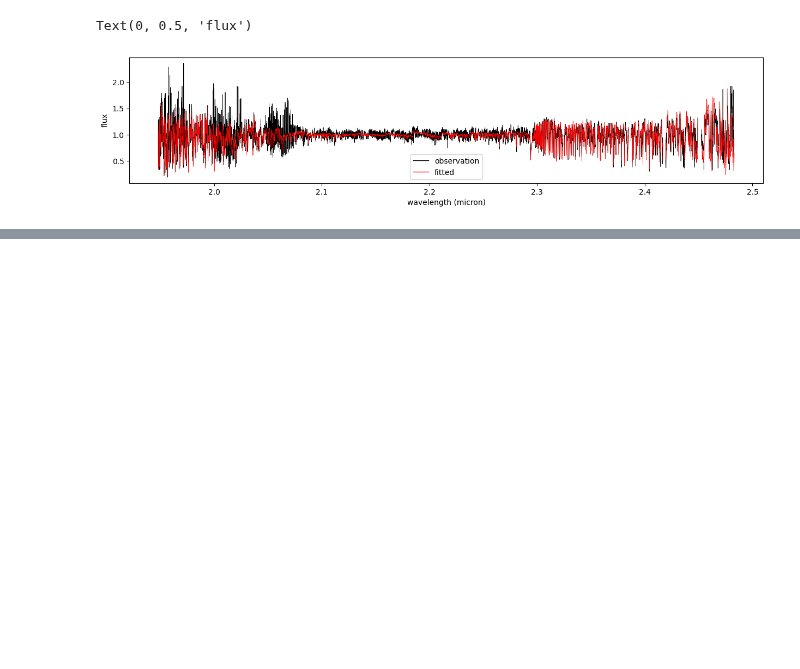
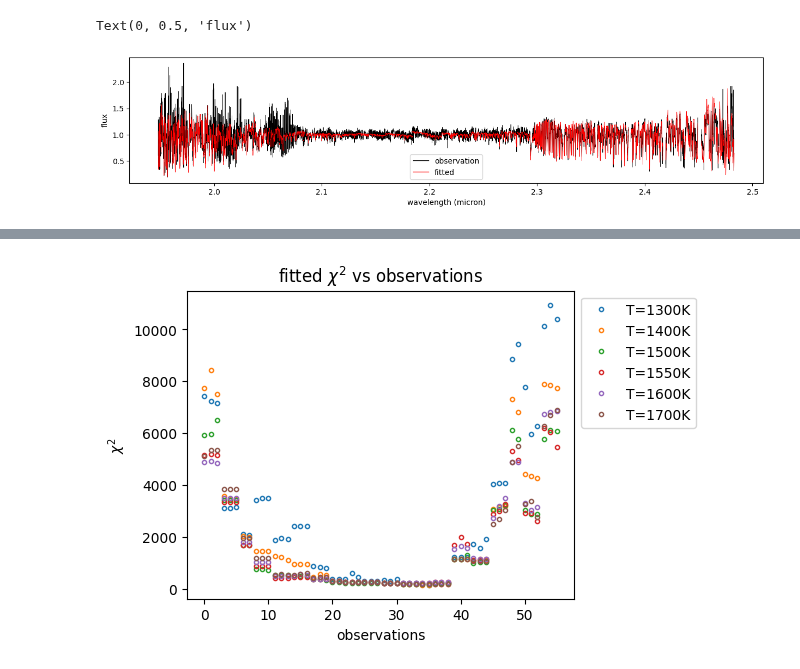
Before and after one commit to alphalyncis/dopplerimg, a Jupyter notebook: code/fit_IGRINS.ipynb, the cells around one changed output, grey strips where cells are left out. Saved outputs shown, nothing was run; the diff lists cells and outputs as text; code cells hidden in the pictures; blank space fills up the shorter version.

```diff
--- a/code/fit_IGRINS.ipynb
+++ b/code/fit_IGRINS.ipynb
@@ -153,0 +218,13 @@ Text(0, 0.5, 'flux')
+# %%
+plt.figure(figsize=(5,4))
+for model in modellist:
+    chisq_points = np.median(chisq[model].reshape((56, 20)), axis=1) # plot one point per obs
+    obs_points = np.arange(56) # plot one point per order
+    plt.plot(obs_points, chisq_points, ".", mfc="none", label=f"T={float(model[4:8])*100:.0f}K")
+    plt.xlabel("observations")
+    plt.ylabel("$\chi^2$")
+    plt.title("fitted $\chi^2$ vs observations")
+    #plt.title("fitted $\chi^2$ vs wl (median over obs)") # plot one point per wl
+    plt.legend(bbox_to_anchor=(1, 1))
+# %% [output]
+[figure, added]
```
Also changed, not shown: parts of 23 cells of this notebook, 29 other files.
